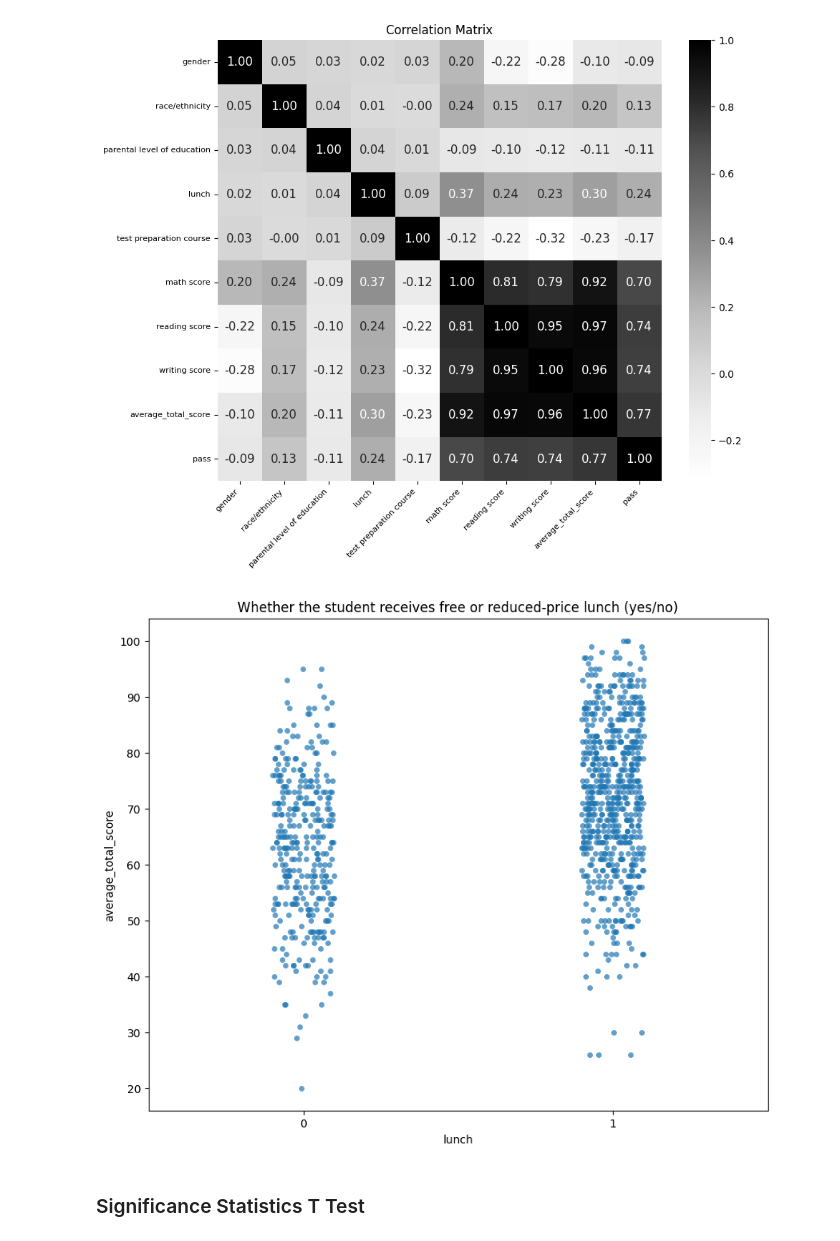
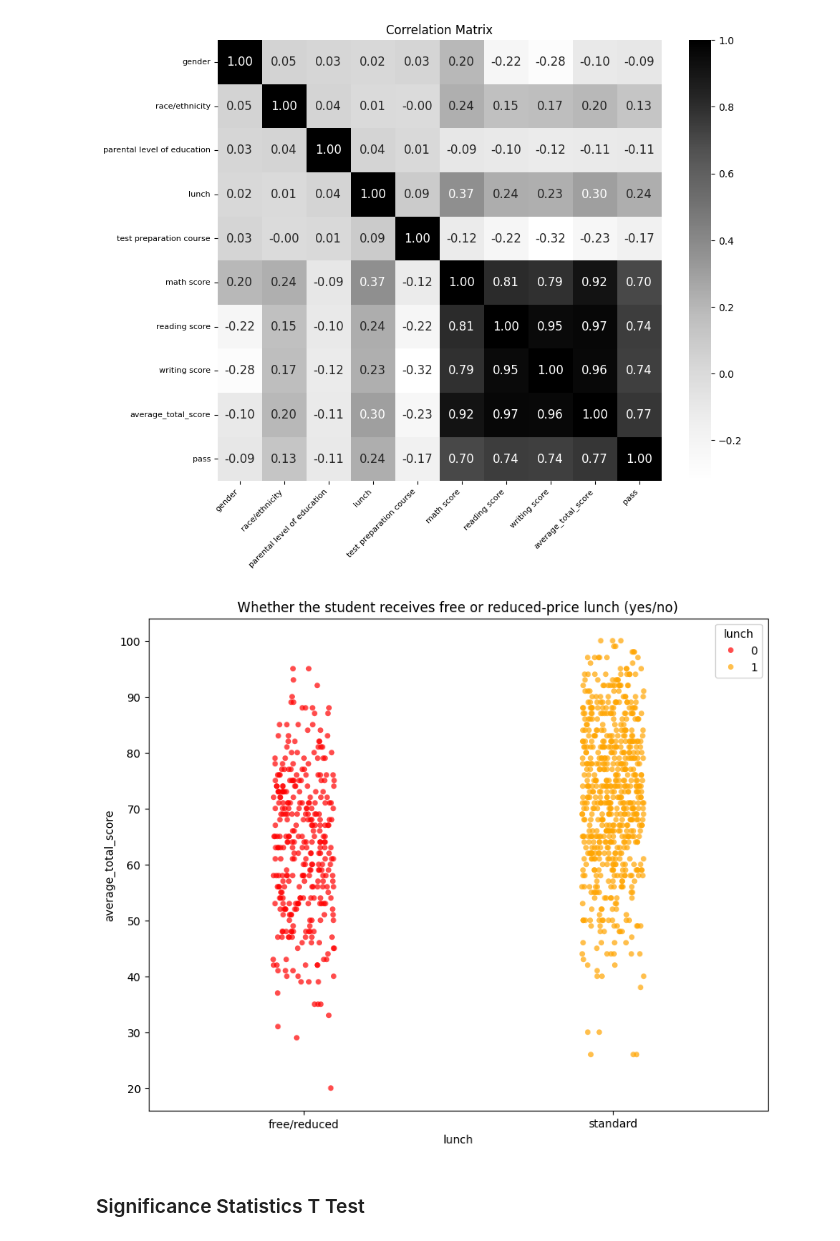
Before and after one commit to guozhuyin/112NetworkLearningTechnology, a Jupyter notebook: EducationalDataMiningUsingPython/finalProject231230.ipynb, the cells around one changed output. Saved outputs shown, nothing was run; the diff lists cells and outputs as text; code cells hidden in the pictures.

```diff
--- a/EducationalDataMiningUsingPython/finalProject231230.ipynb
+++ b/EducationalDataMiningUsingPython/finalProject231230.ipynb
@@ -237,11 +238,13 @@ heatmap
 [figure]
 # %%
 plt.figure(figsize=(10, 8))
-sns.stripplot(x="lunch", y="average_total_score", data=df, jitter=True, alpha=0.7)
+ax = sns.stripplot(x="lunch", y="average_total_score", hue="lunch", data=df, jitter=True, alpha=0.7, palette=['red', 'orange'])
+ax.set_xticks([0, 1])
+ax.set_xticklabels(['free/reduced', 'standard'])
 plt.title("Whether the student receives free or reduced-price lunch (yes/no)")
 plt.show()
 # %% [output]
-[figure, old version]
+[figure, new version]
 # %% [markdown]
 ### Significance Statistics T Test
 # %%
```
Also changed, not shown: parts of 7 cells of this notebook, 2 other files.
